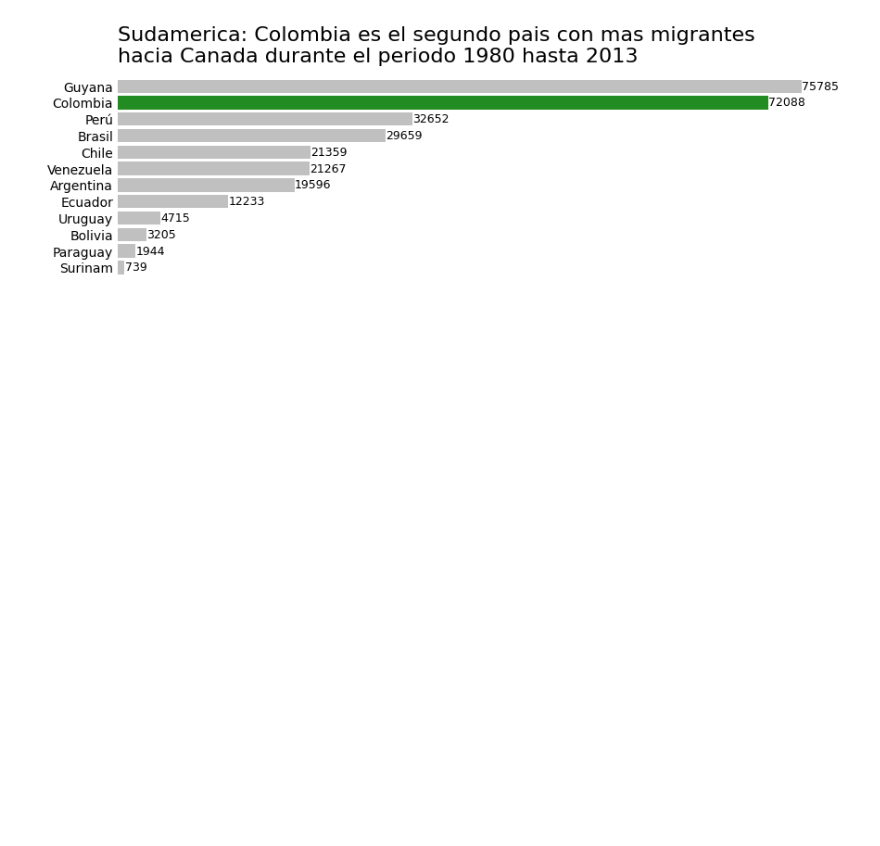
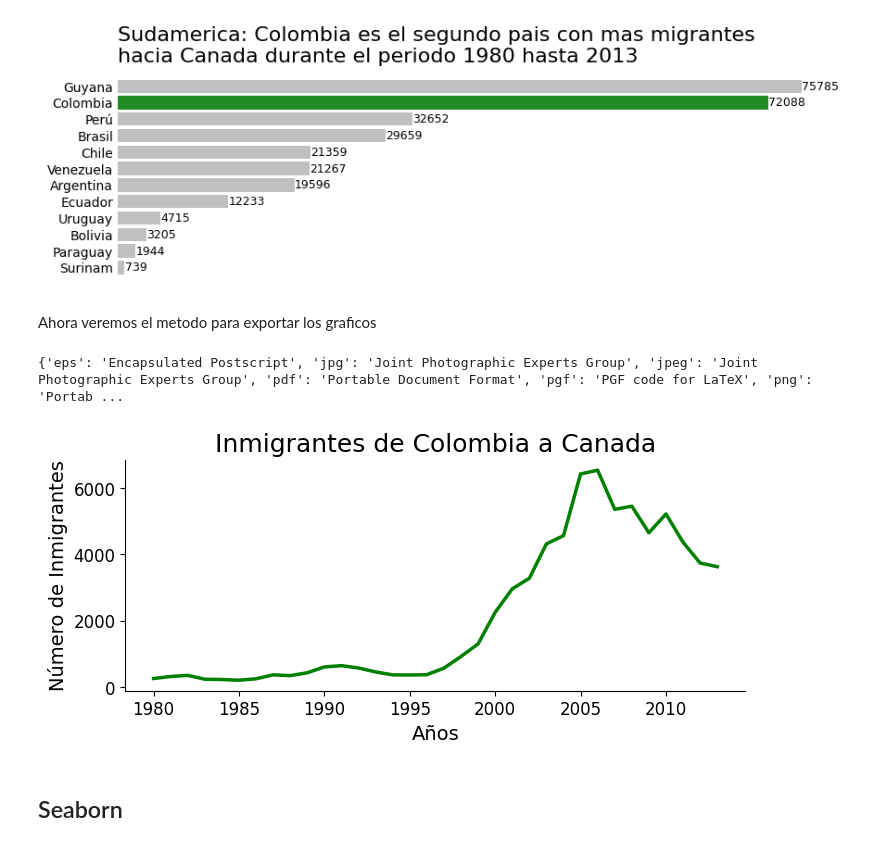
Before and after one commit to Eliecer91/Eliecer91.github.io, a Jupyter notebook: Visualizacion_Datos.ipynb, the cells around one changed output. Saved outputs shown, nothing was run; the diff lists cells and outputs as text; code cells hidden in the pictures; blank space fills up the shorter version.

```diff
--- a/Visualizacion_Datos.ipynb
+++ b/Visualizacion_Datos.ipynb
@@ -354,3 +356,28 @@ for i,j in enumerate(sudamerica_sorted['Total']):
 plt.show()
 # %% [output]
 [figure]
+# %% [markdown]
+Ahora veremos el metodo para exportar los graficos
+# %%
+print(fig.canvas.get_supported_filetypes())
+# %% [output]
+{'eps': 'Encapsulated Postscript', 'jpg': 'Joint Photographic Experts Group', 'jpeg': 'Joint Photographic Experts Group', 'pdf': 'Portable Document Format', 'pgf': 'PGF code for LaTeX', 'png': 'Portab ...
+# %%
+fig, ax = plt.subplots(figsize=(8,3))
+ax.plot(datos_col['Año'],datos_col['Inmigrantes'], lw=2.5,color='g')
+ax.xaxis.set_major_locator(plt.MultipleLocator(5))
+ax.set_title('Inmigrantes de Colombia a Canada', fontsize=18)
+ax.set_xlabel('Años', fontsize=14)
+ax.set_ylabel('Número de Inmigrantes', fontsize=14)
+ax.xaxis.set_tick_params(labelsize=12)
+ax.yaxis.set_tick_params(labelsize=12)
+ax.spines['top'].set_visible(False)
+ax.spines['right'].set_visible(False)
+
+fig.savefig('/content/inmigrantes_colombianos_canada.png',
+            transparent=False, dpi=300, bbox_inches='tight')
+plt.show()
+# %% [output]
+[figure, added]
+# %% [markdown]
+## Seaborn
```
Also changed, not shown: parts of 7 cells of this notebook.
